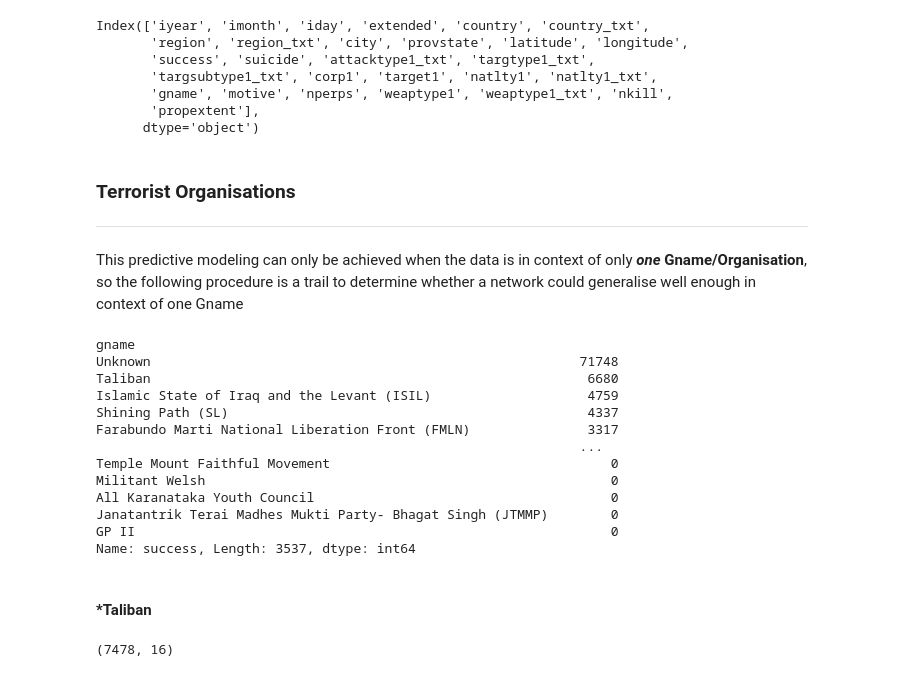
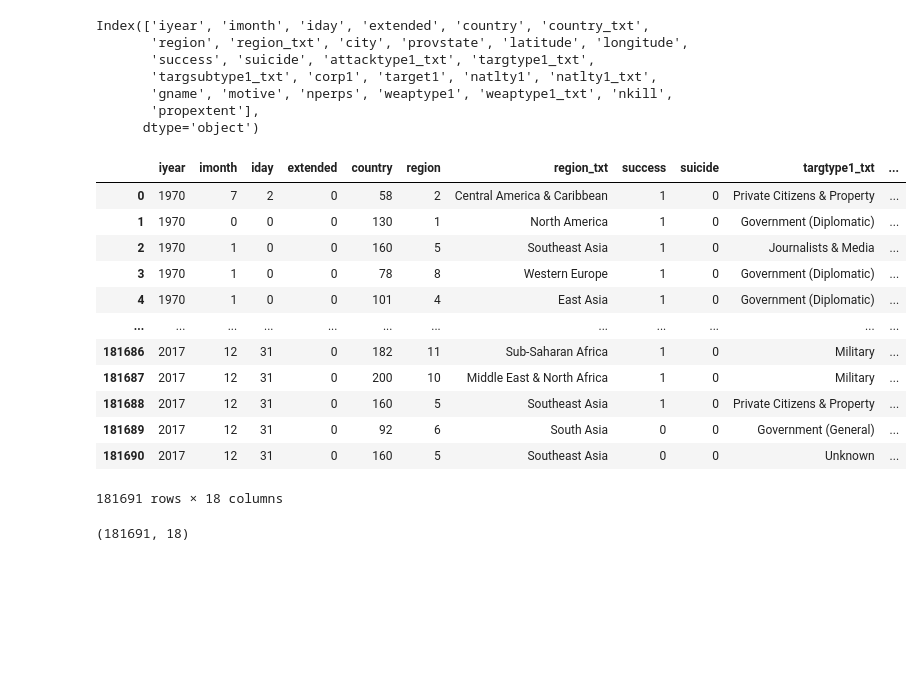
Before and after one commit to r0han99/terrorism-analysis, a Jupyter notebook: Analytics/Predictive Modelling .ipynb, the cells around one changed output. Cells and saved outputs as stored; diff of their text form; code cells hidden in the pictures; blank space fills up the shorter version.

Commit message:
Merged Regions & eliminated gnames

```diff
--- a/Analytics/Predictive Modelling .ipynb
+++ b/Analytics/Predictive Modelling .ipynb
@@ -22,8 +22,8 @@ warnings.filterwarnings("ignore", category=DeprecationWarning)
 # %%
 # data path
 # MacOS
-abspath = './Data/Data.csv'
-metadata = './Data/terrorism_metadata.csv'
+abspath = '../Data/Data.csv'
+metadata = '../Data/terrorism_metadata.csv'
 # Windows
 # abspath = None
 # metadata = None
@@ -116,30 +116,8 @@ Index(['iyear', 'imonth', 'iday', 'extended', 'country', 'country_txt',
       dtype='object')
 # %%
 delcols = ['longitude','latitude','country_txt',
-           'region_txt','city','provstate','natlty1_txt'
-            ,'weaptype1_txt','propextent',
+           'city','provstate','natlty1_txt'
+            ,'propextent',
            'attacktype1_txt','targsubtype1_txt','corp1']
 # %%
 df = data.drop(delcols, axis=1)
-# %% [markdown]
-### Terrorist Organisations
-***
-This predictive modeling can only be achieved when the data is in context of only ***one*** **Gname/Organisation**, so the following procedure is a trail to determine whether a network could generalise well enough in context of one Gname
-# %%
-df.groupby('gname')['success'].sum().sort_values(ascending=False)
-# %% [output]
-gname
-Unknown                                                       71748
-Taliban                                                        6680
-Islamic State of Iraq and the Levant (ISIL)                    4759
-Shining Path (SL)                                              4337
-Farabundo Marti National Liberation Front (FMLN)               3317
-                                                              ...
-Temple Mount Faithful Movement                                    0
-Militant Welsh                                                    0
-All Karanataka Youth Council                                      0
-Janatantrik Terai Madhes Mukti Party- Bhagat Singh (JTMMP)        0
-GP II                                                             0
-Name: success, Length: 3537, dtype: int64
-# %% [markdown]
-#### *Taliban
@@ -148,4 +124,20 @@ taliban = df[df['gname'] == 'Taliban']
+# %%
+df
+# %% [output]
+|  | iyear | imonth | iday | extended | country | region | region_txt | success | suicide | targtype1_txt | ... |
+| 0 | 1970 | 7 | 2 | 0 | 58 | 2 | Central America & Caribbean | 1 | 0 | Private Citizens & Property | ... |
+| 1 | 1970 | 0 | 0 | 0 | 130 | 1 | North America | 1 | 0 | Government (Diplomatic) | ... |
+| 2 | 1970 | 1 | 0 | 0 | 160 | 5 | Southeast Asia | 1 | 0 | Journalists & Media | ... |
+| 3 | 1970 | 1 | 0 | 0 | 78 | 8 | Western Europe | 1 | 0 | Government (Diplomatic) | ... |
+| 4 | 1970 | 1 | 0 | 0 | 101 | 4 | East Asia | 1 | 0 | Government (Diplomatic) | ... |
+| ... | ... | ... | ... | ... | ... | ... | ... | ... | ... | ... | ... |
+| 181686 | 2017 | 12 | 31 | 0 | 182 | 11 | Sub-Saharan Africa | 1 | 0 | Military | ... |
+| 181687 | 2017 | 12 | 31 | 0 | 200 | 10 | Middle East & North Africa | 1 | 0 | Military | ... |
+| 181688 | 2017 | 12 | 31 | 0 | 160 | 5 | Southeast Asia | 1 | 0 | Private Citizens & Property | ... |
+| 181689 | 2017 | 12 | 31 | 0 | 92 | 6 | South Asia | 0 | 0 | Government (General) | ... |
+| 181690 | 2017 | 12 | 31 | 0 | 160 | 5 | Southeast Asia | 0 | 0 | Unknown | ... |
+181691 rows × 18 columns
 # %%
-taliban.shape
+df.shape
 # %% [output]
-(7478, 16)
+(181691, 18)
```
Also changed, not shown: parts of 31 cells of this notebook, 3 other files.
